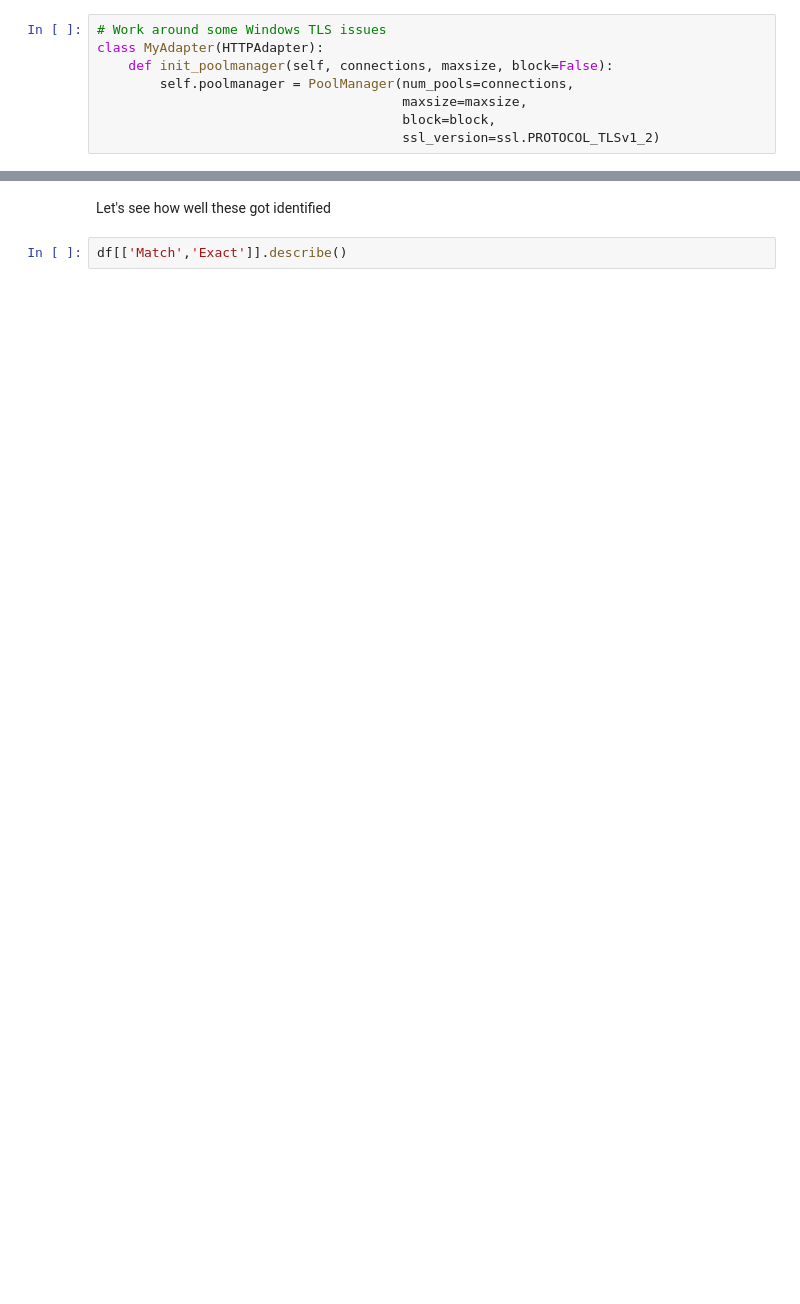
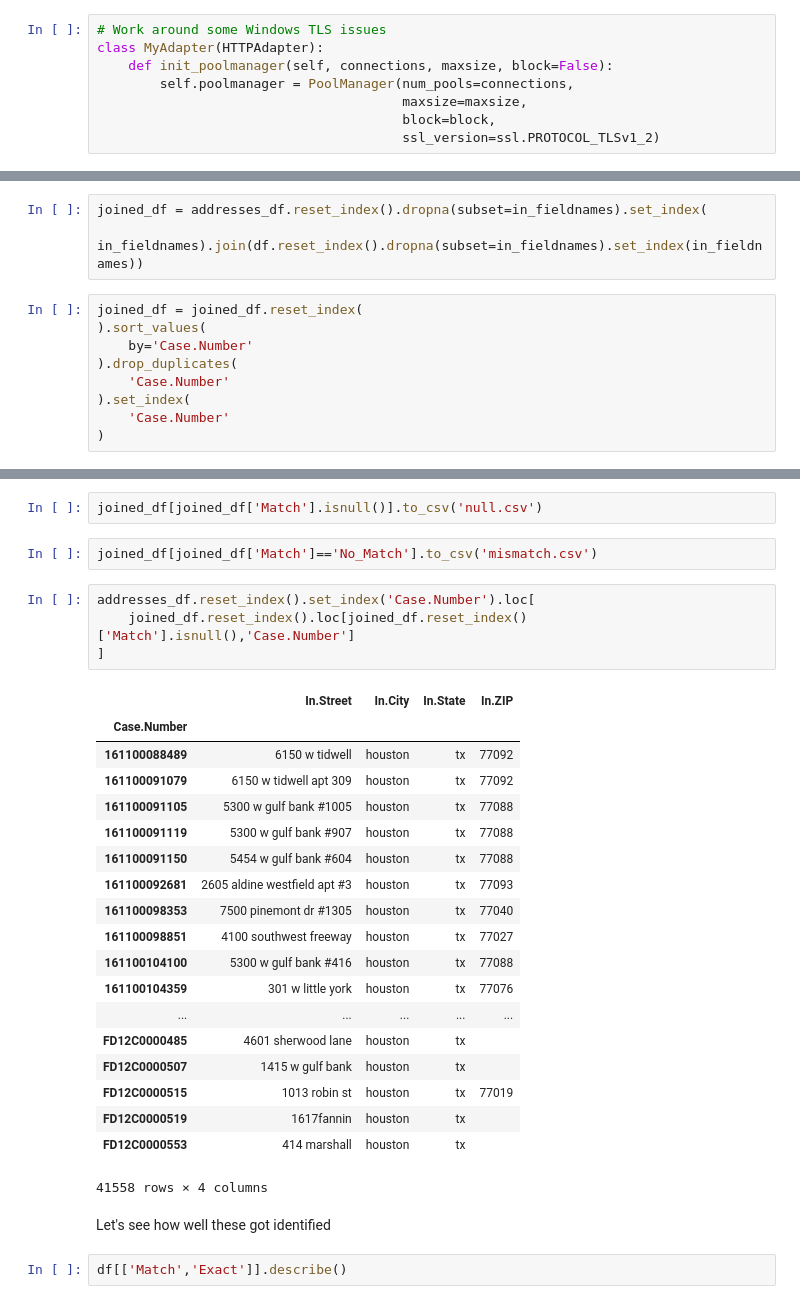
Before and after one commit to nkrishnaswami/eviction-data, a Jupyter notebook: 03-geocode_evictions.ipynb, the cells around one changed output, grey strips where cells are left out. Saved outputs shown, nothing was run; the diff lists cells and outputs as text; blank space fills up the shorter version.

```diff
--- a/geocode_evictions.ipynb
+++ b/03-geocode_evictions.ipynb
@@ -301,0 +224,12 @@ dtype: object
+# %%
+joined_df = addresses_df.reset_index().dropna(subset=in_fieldnames).set_index(
+    in_fieldnames).join(df.reset_index().dropna(subset=in_fieldnames).set_index(in_fieldnames))
+# %%
+joined_df = joined_df.reset_index(
+).sort_values(
+    by='Case.Number'
+).drop_duplicates(
+    'Case.Number'
+).set_index(
+    'Case.Number'
+)
@@ -302,3 +245,31 @@ dtype: object
+# %%
+joined_df[joined_df['Match'].isnull()].to_csv('null.csv')
+# %%
+joined_df[joined_df['Match']=='No_Match'].to_csv('mismatch.csv')
+# %%
+addresses_df.reset_index().set_index('Case.Number').loc[
+    joined_df.reset_index().loc[joined_df.reset_index()['Match'].isnull(),'Case.Number']
+]
+# %% [output]
+|  | In.Street | In.City | In.State | In.ZIP |
+| Case.Number |  |  |  |  |
+| 161100088489 | 6150 w tidwell | houston | tx | 77092 |
+| 161100091079 | 6150 w tidwell apt 309 | houston | tx | 77092 |
+| 161100091105 | 5300 w gulf bank #1005 | houston | tx | 77088 |
+| 161100091119 | 5300 w gulf bank #907 | houston | tx | 77088 |
+| 161100091150 | 5454 w gulf bank #604 | houston | tx | 77088 |
+| 161100092681 | 2605 aldine westfield apt #3 | houston | tx | 77093 |
+| 161100098353 | 7500 pinemont dr #1305 | houston | tx | 77040 |
+| 161100098851 | 4100 southwest freeway | houston | tx | 77027 |
+| 161100104100 | 5300 w gulf bank #416 | houston | tx | 77088 |
+| 161100104359 | 301 w little york | houston | tx | 77076 |
+| ... | ... | ... | ... | ... |
+| FD12C0000485 | 4601 sherwood lane | houston | tx |  |
+| FD12C0000507 | 1415 w gulf bank | houston | tx |  |
+| FD12C0000515 | 1013 robin st | houston | tx | 77019 |
+| FD12C0000519 | 1617fannin | houston | tx |  |
+| FD12C0000553 | 414 marshall | houston | tx |  |
+41558 rows × 4 columns
 # %% [markdown]
 Let's see how well these got identified
 # %%
```
Also changed, not shown: parts of 48 cells of this notebook, 5 other files.
